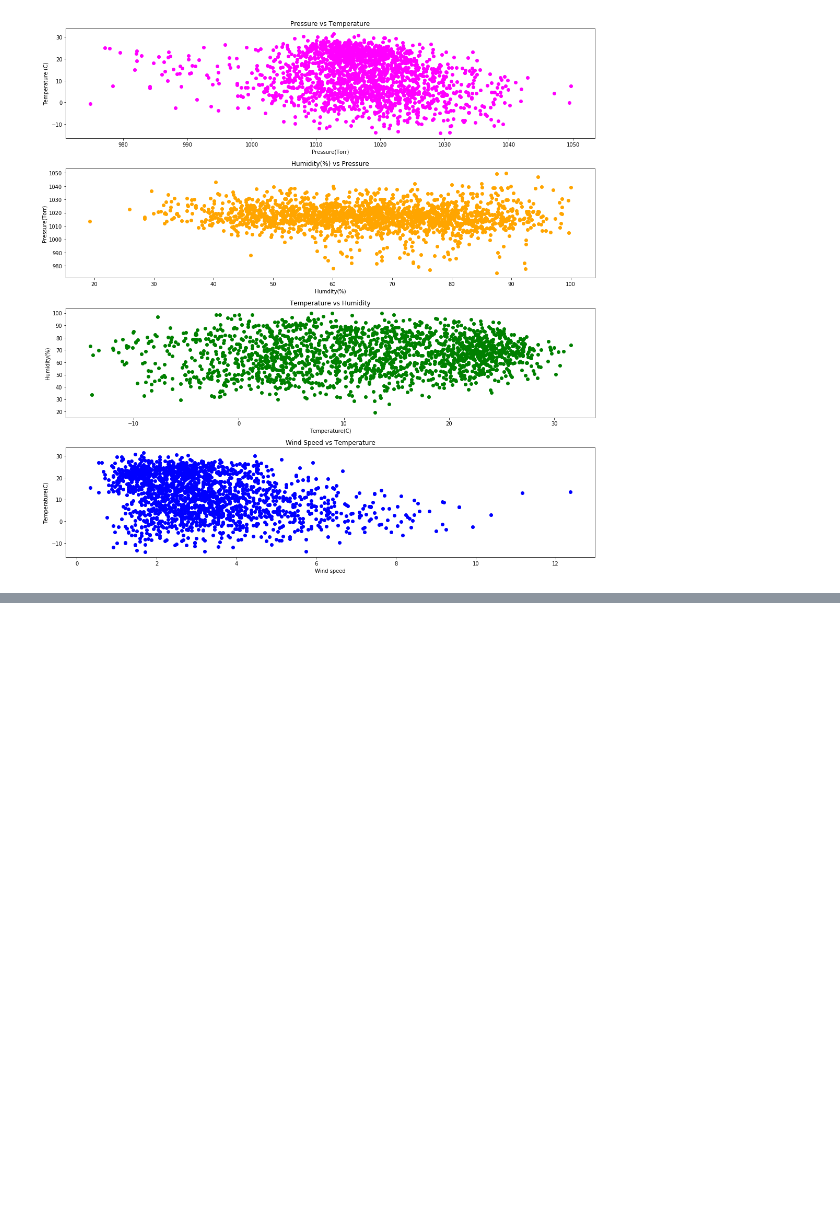
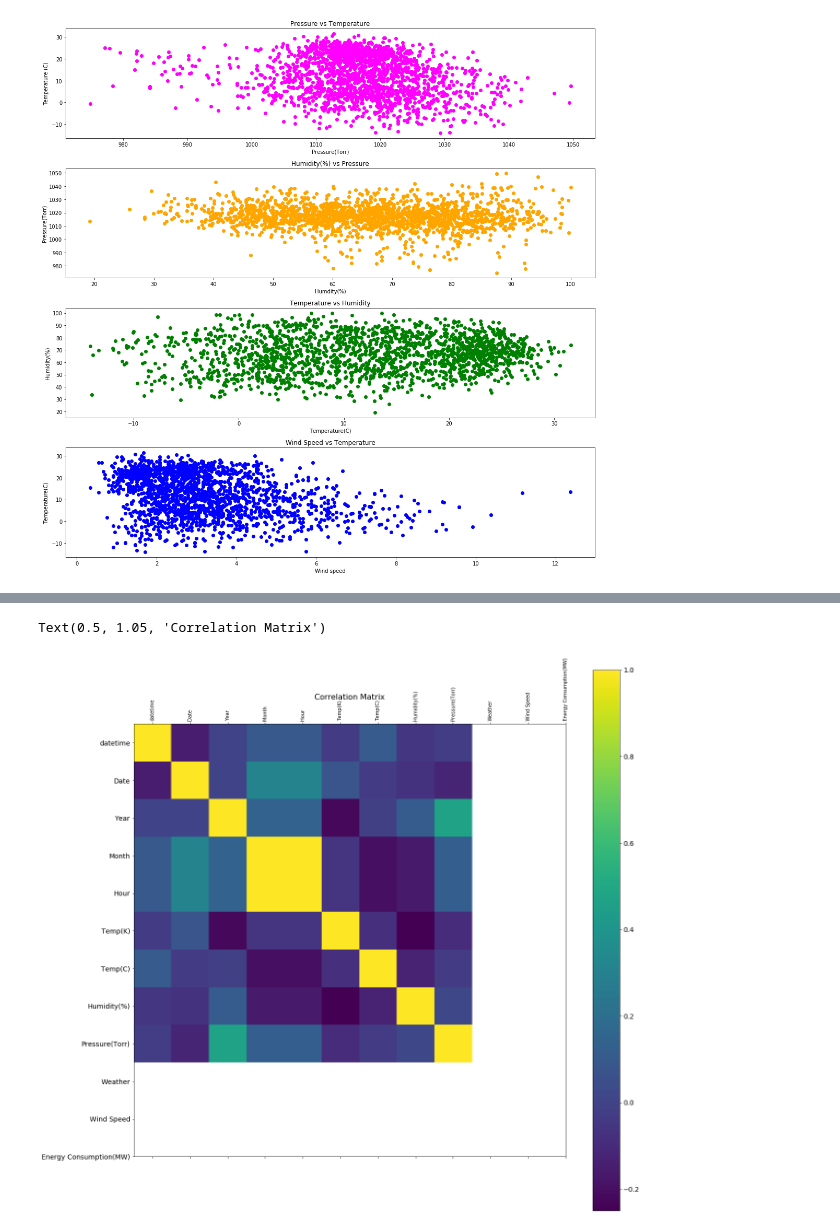
Before and after one commit to AmitChoudhary1392/Project-1_Team6, a Jupyter notebook: Raw Data/Historical weather data/Weather_Data_Starter.ipynb, the cells around one changed output, grey strips where cells are left out. Drawn from its saved outputs; the diff is of its cells as text; code cells hidden in the pictures; blank space fills up the shorter version.

Commit message:
added energy consumption data

```diff
--- a/Raw Data/Historical weather data/Weather_Data_Starter.ipynb
+++ b/Raw Data/Historical weather data/Weather_Data_Starter.ipynb
@@ -403,0 +432,6 @@ plt.tight_layout()
+# %%
+df_energy= pd.read_csv('../energy consumption/PJME_hourly.csv')
+df_energy=df_energy.rename(columns={'PJME_MW':'Energy Consumption(MW)','Datetime':'datetime'})
+df_energy['datetime'] =  pd.to_datetime(df_energy['datetime'], format='%Y-%m-%d %H:%M:%S.%f')
+
+df_energy.head()
@@ -403,0 +445,4 @@ plt.tight_layout()
+# %%
+#combined Energy Data
+data_NY_energy= pd.merge(weather_data_NY, df_energy, on='datetime', how='outer').dropna()
+data_NY_energy.head()
@@ -403,0 +469,11 @@ plt.tight_layout()
+# %%
+f = plt.figure(figsize=(20, 20))
+plt.matshow(data_NY_energy.corr(), fignum=f.number)
+plt.xticks(range(data_NY_energy.shape[1]), data_NY_energy.columns, fontsize=10, rotation=90)
+plt.yticks(range(data_NY_energy.shape[1]), data_NY_energy.columns, fontsize=14)
+cb = plt.colorbar()
+cb.ax.tick_params(labelsize=14)
+plt.title('Correlation Matrix', fontsize=16)
+# %% [output]
+Text(0.5, 1.05, 'Correlation Matrix')
+[figure, added]
```
Also changed, not shown: parts of 12 cells of this notebook.
